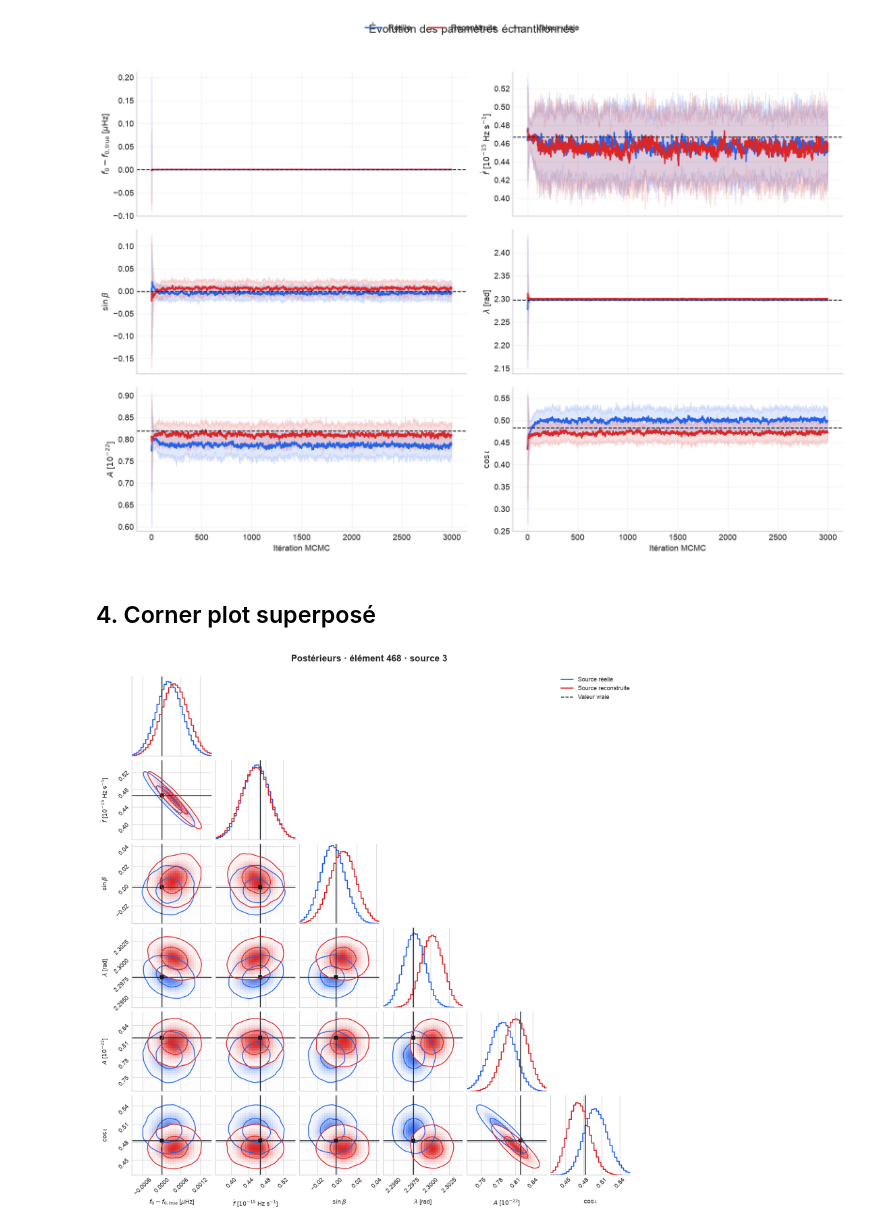
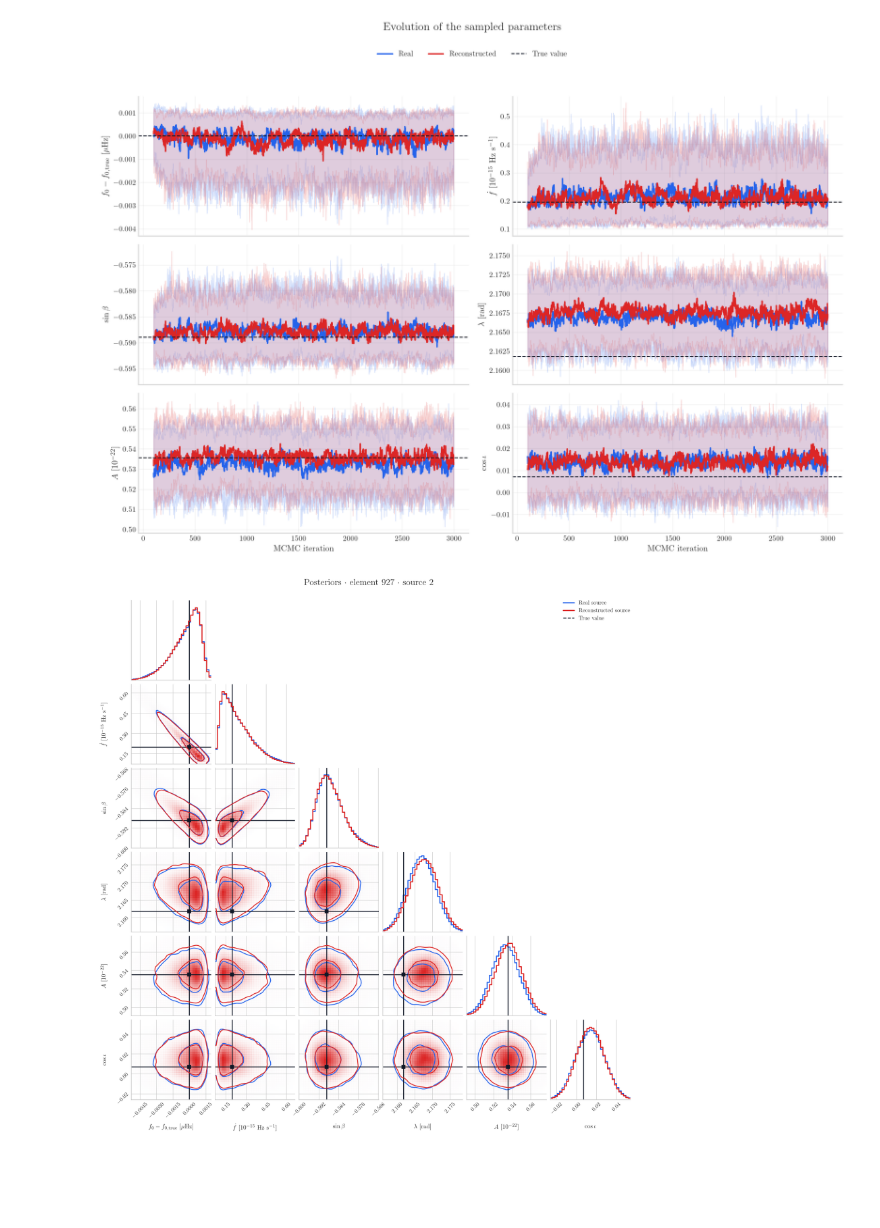
Before and after one commit to TristanDonze/gb-parameters-estimation, a Jupyter notebook: visualize_posterior.ipynb, the cells around one changed output. Cells and saved outputs as stored; diff of their text form; code cells hidden in the pictures; blank space fills up the shorter version.

```diff
--- a/visualize_posterior.ipynb
+++ b/visualize_posterior.ipynb
@@ -40,6 +56,9 @@ Il suffit de modifier `POSTERIOR_PATH`. Le chemin peut pointer vers le fichier r
 # %%
-POSTERIOR_PATH = Path("posterior/posteriors_snr_high_quality_3_real.npz")
-BURN_IN = 0
+# POSTERIOR_PATH = Path("posterior_different_noise/posterior/posteriors_snr_medium_quality_1_real.npz")
+POSTERIOR_PATH = Path("posterior_different_noise/posterior/posteriors_snr_medium_quality_3_real.npz")
+# POSTERIOR_PATH = Path("posterior_different_noise/posterior/posteriors_snr_high_quality_3_real.npz")
+
+BURN_IN = 100
 H5_PATH = Path("reconstructed_waveform.h5")
 MAX_CORNER_SAMPLES = 50_000
 # %%
@@ -47,8 +66,8 @@ def companion_paths(selected_path):
     selected_path = Path(selected_path)
     if selected_path.suffix == ".npy":
         raise ValueError(
-            "Les anciens fichiers .npy ne contiennent ni les traces ni les "
-            "log-vraisemblances. Relancez run_mcmc.py pour créer les .npz."
+            "Legacy .npy files contain neither chains nor "
+            "log-likelihoods. Rerun run_mcmc.py to create the .npz files."
         )
     if selected_path.name.endswith("_real.npz"):
         companion = selected_path.with_name(
@@ -59,7 +78,7 @@ def companion_paths(selected_path):
             selected_path.name.replace("_reconstructed.npz", "_real.npz")
         )
     else:
-        raise ValueError("Le nom doit finir par _real.npz ou _reconstructed.npz.")
+        raise ValueError("The filename must end with _real.npz or _reconstructed.npz.")
     for path in (selected_path, companion):
         if not path.exists():
             raise FileNotFoundError(path)
@@ -74,23 +93,26 @@ def load_pair(selected_path):
         kind = str(item["source_kind"].item())
         posteriors[kind] = item
     if set(posteriors) != {"real", "reconstructed"}:
-        raise ValueError("La paire réelle/reconstruite est incomplète.")
+        raise ValueError("The real/reconstructed pair is incomplete.")
     real = posteriors["real"]
     reconstructed = posteriors["reconstructed"]
     for key in ("element_index", "source_number"):
         if real[key].item() != reconstructed[key].item():
-            raise ValueError(f"Métadonnée incompatible : {key}")
+            raise ValueError(f"Incompatible metadata: {key}")
     return posteriors
 
 
 def load_source_info(h5_path, element_index, source_number):
     with h5py.File(h5_path, "r") as h5_file:
+        index_key = (
+            "element_index" if "element_index" in h5_file else "mixture_index"
+        )
         matches = np.flatnonzero(
-            (h5_file["element_index"][:] == element_index)
+            (h5_file[index_key][:] == element_index)
             & (h5_file["source_number"][:] == source_number)
         )
         if len(matches) != 1:
-            raise ValueError(f"Source HDF5 introuvable ou ambiguë : {matches}")
+            raise ValueError(f"HDF5 source not found or ambiguous: {matches}")
         index = int(matches[0])
         return {
             "source_real": h5_file["source_real"][index],
@@ -189,7 +222,7 @@ La ligne représente la médiane des marcheurs et la zone colorée leur interval
 # %%
 fig, ax = plt.subplots(figsize=(12, 4.8))
 steps = np.arange(BURN_IN, n_iterations)
-for kind, label in (("real", "Réelle"), ("reconstructed", "Reconstruite")):
+for kind, label in (("real", "Real"), ("reconstructed", "Reconstructed")):
     values = clean_negative_log_likelihood(
         posteriors[kind]["log_likelihood"][BURN_IN:]
     )
@@ -197,8 +230,8 @@ for kind, label in (("real", "Réelle"), ("reconstructed", "Reconstruite")):
     ax.plot(steps, median, color=COLORS[kind], lw=2.1, label=label)
     ax.fill_between(steps, low, high, color=COLORS[kind], alpha=0.16)
 ax.set(
-    xlabel="Itération MCMC", ylabel=r"$-\log \mathcal{L}$",
-    title="Convergence de la log-vraisemblance"
+    xlabel="MCMC iteration", ylabel=r"$-\log \mathcal{L}$",
+    title="Log-likelihood convergence"
 )
 ax.set_yscale("log")
 ax.legend(frameon=False, ncol=2)
@@ -213,32 +242,33 @@ Comme pour la figure précédente, les lignes sont les médianes des marcheurs e
 # %%
 truth_for_plot = transform_parameters(truth, truth[0])
 fig, axes = plt.subplots(3, 2, figsize=(14, 10), sharex=True)
 axes = axes.ravel()
 
 for parameter_index, ax in enumerate(axes):
-    for kind, label in (("real", "Réelle"), ("reconstructed", "Reconstruite")):
+    for kind, label in (("real", "Real"), ("reconstructed", "Reconstructed")):
         chain = transform_parameters(posteriors[kind]["chain"], truth[0])
         values = chain[BURN_IN:, :, parameter_index]
         median, low, high = median_band(values)
         ax.plot(steps, median, color=COLORS[kind], lw=1.8, label=label)
         ax.fill_between(steps, low, high, color=COLORS[kind], alpha=0.14)
     ax.axhline(
         truth_for_plot[parameter_index], color="#111827", ls="--", lw=1.2,
-        label="Valeur vraie"
+        label="True value"
     )
     ax.set_ylabel(LABELS[parameter_index])
     ax.grid(alpha=0.25)
 for ax in axes[-2:]:
-    ax.set_xlabel("Itération MCMC")
+    ax.set_xlabel("MCMC iteration")
 handles, legend_labels = axes[0].get_legend_handles_labels()
-fig.legend(handles, legend_labels, loc="upper center", ncol=3, frameon=False)
-fig.suptitle("Évolution des paramètres échantillonnés", y=0.995, fontsize=15)
-fig.tight_layout(rect=(0, 0, 1, 0.96))
+fig.legend(
+    handles, legend_labels, loc="upper center",
+    bbox_to_anchor=(0.5, 0.955), ncol=3, frameon=False,
+)
+fig.suptitle("Evolution of the sampled parameters", y=0.995, fontsize=15)
+fig.tight_layout(rect=(0, 0, 1, 0.91))
 plt.show()
 # %% [output]
-[figure, old version]
+[figure, new version]
-# %% [markdown]
-## 4. Corner plot superposé
 # %%
 def samples_for_corner(kind):
     samples = posteriors[kind]["chain"][BURN_IN:].reshape(-1, len(LABELS))
@@ -275,16 +305,16 @@ corner.corner(
 )
 figure.legend(
     handles=[
-        Line2D([0], [0], color=BLUE, lw=2, label="Source réelle"),
-        Line2D([0], [0], color=RED, lw=2, label="Source reconstruite"),
-        Line2D([0], [0], color="#111827", ls="--", lw=1.5, label="Valeur vraie"),
+        Line2D([0], [0], color=BLUE, lw=2, label="Real source"),
+        Line2D([0], [0], color=RED, lw=2, label="Reconstructed source"),
+        Line2D([0], [0], color="#111827", ls="--", lw=1.5, label="True value"),
     ],
     loc="upper right", bbox_to_anchor=(0.98, 0.98), frameon=False,
 )
 figure.suptitle(
-    f"Postérieurs · élément {element_index} · source {source_number}",
+    f"Posteriors · element {element_index} · source {source_number}",
     fontsize=16, fontweight="bold", y=1.01,
 )
 plt.show()
 # %% [output]
-[figure, old version]
+[figure, new version]
```
Also changed, not shown: parts of 11 cells of this notebook, 1 other file.
